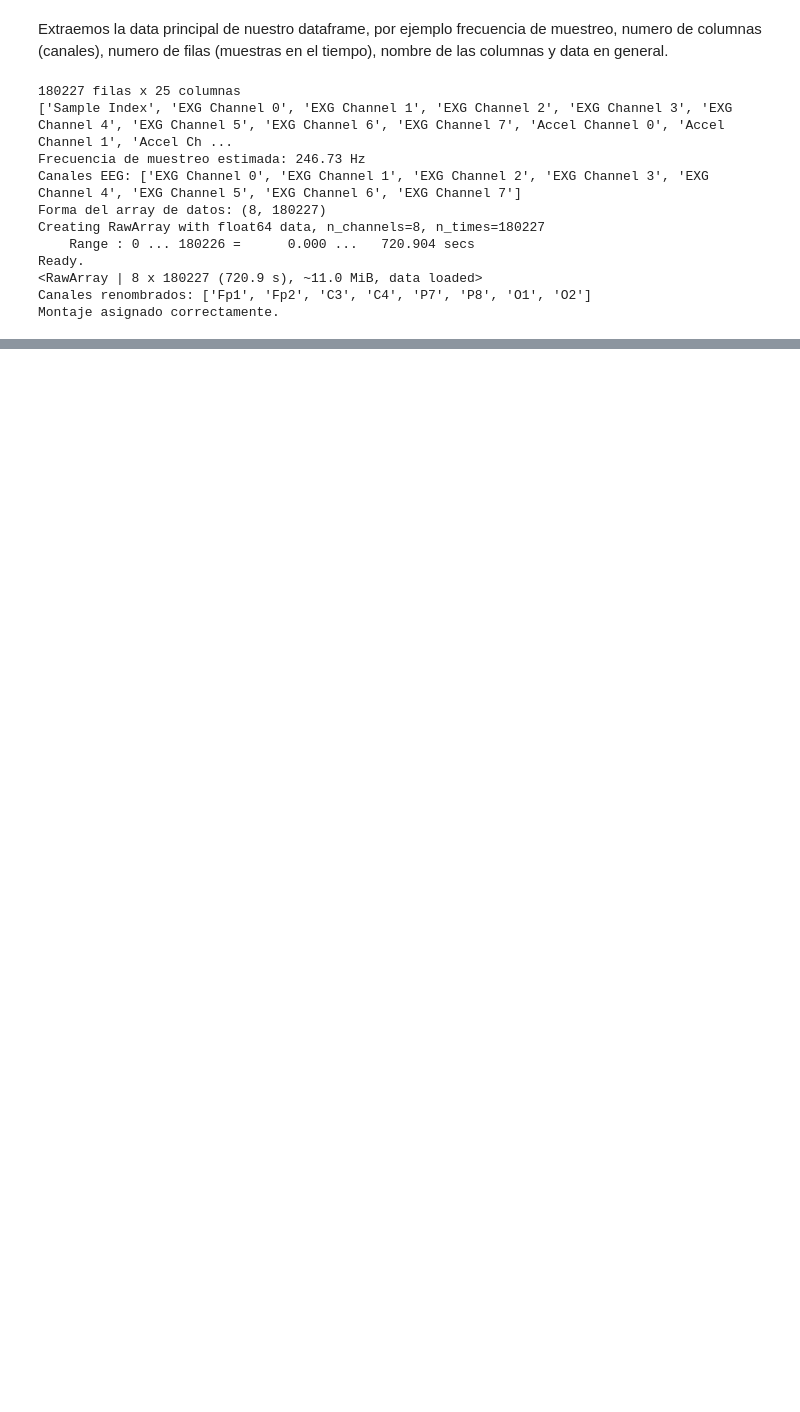
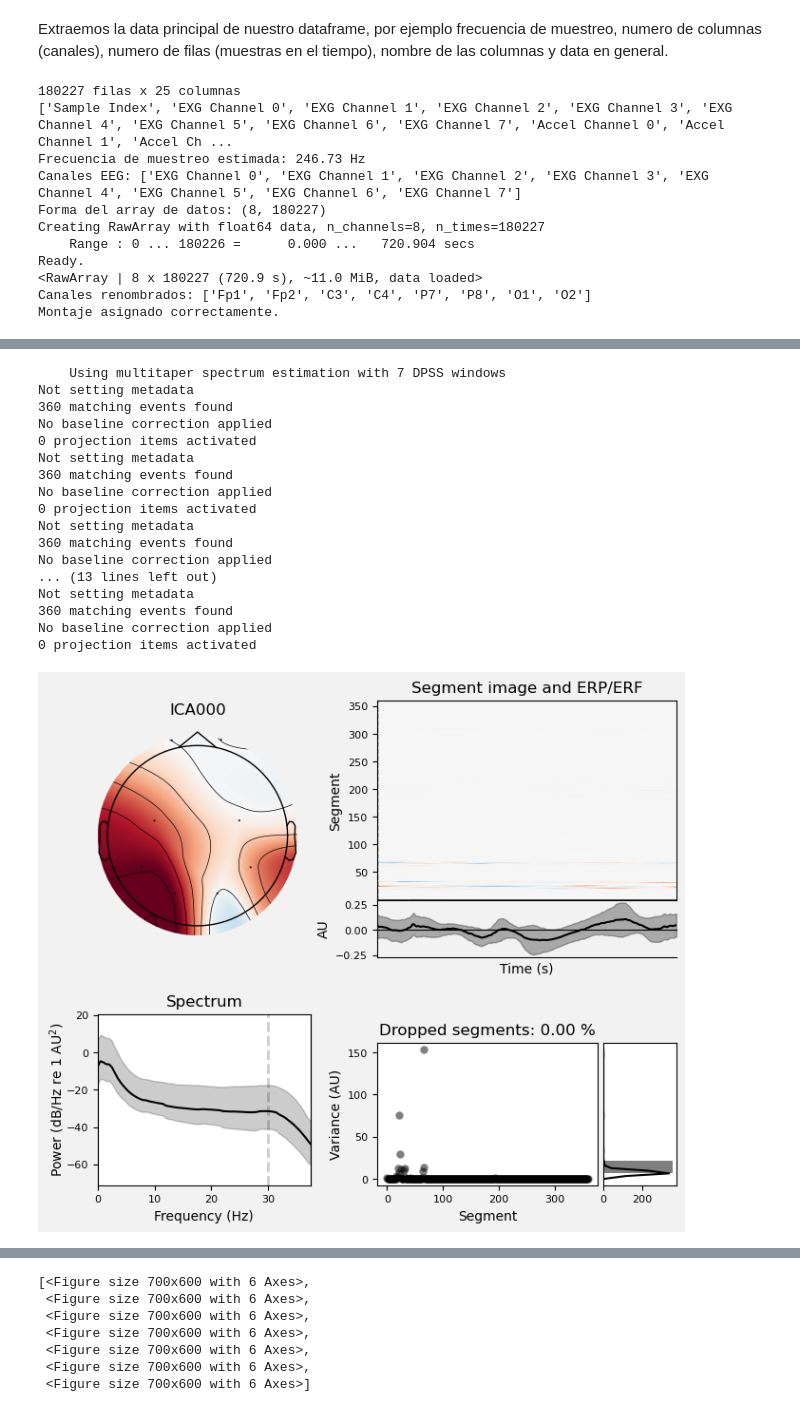
Before and after one commit to miguel-isidro05/GRUPO-05-ISB-2025-II, a Jupyter notebook: Laboratorios/Laboratorio 9 - Tratamiento de señal EEG/ICAmne.ipynb, the cells around one changed output, grey strips where cells are left out. Drawn from its saved outputs; the diff is of its cells as text; code cells hidden in the pictures; blank space fills up the shorter version.

```diff
--- a/Laboratorios/Laboratorio 9 - Tratamiento de señal EEG/ICAmne.ipynb
+++ b/Laboratorios/Laboratorio 9 - Tratamiento de señal EEG/ICAmne.ipynb
@@ -138,0 +237,22 @@ Plotting power spectral density (dB=True).
+# %%
+raw_clean = raw.copy()
+ica.plot_properties(raw, picks=[0, 1, 2, 3, 4, 5, 6])
+# %% [output]
+    Using multitaper spectrum estimation with 7 DPSS windows
+Not setting metadata
+360 matching events found
+No baseline correction applied
+0 projection items activated
+Not setting metadata
+360 matching events found
+No baseline correction applied
+0 projection items activated
+Not setting metadata
+360 matching events found
+No baseline correction applied
+... (13 lines left out)
+Not setting metadata
+360 matching events found
+No baseline correction applied
+0 projection items activated
+[figure, added]
@@ -138,0 +265,7 @@ Plotting power spectral density (dB=True).
+[<Figure size 700x600 with 6 Axes>,
+ <Figure size 700x600 with 6 Axes>,
+ <Figure size 700x600 with 6 Axes>,
+ <Figure size 700x600 with 6 Axes>,
+ <Figure size 700x600 with 6 Axes>,
+ <Figure size 700x600 with 6 Axes>,
+ <Figure size 700x600 with 6 Axes>]
```
Also changed, not shown: parts of 17 cells of this notebook.
